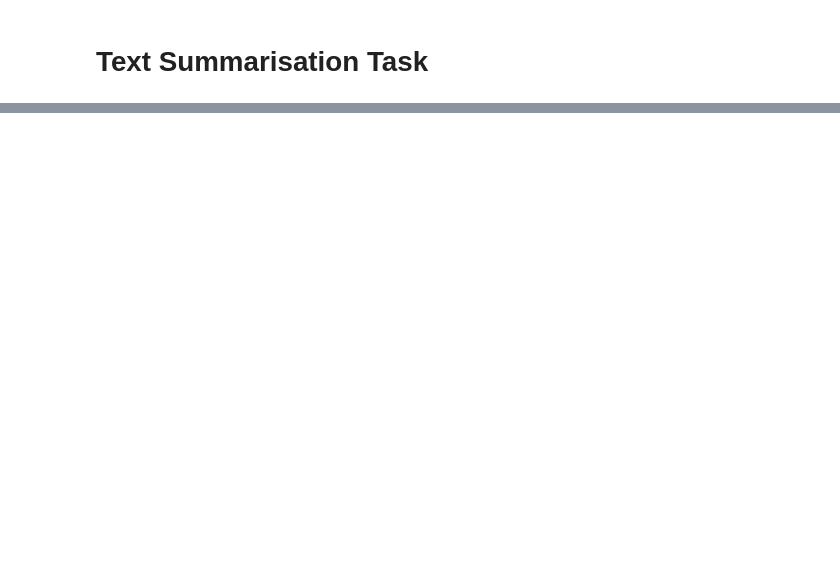
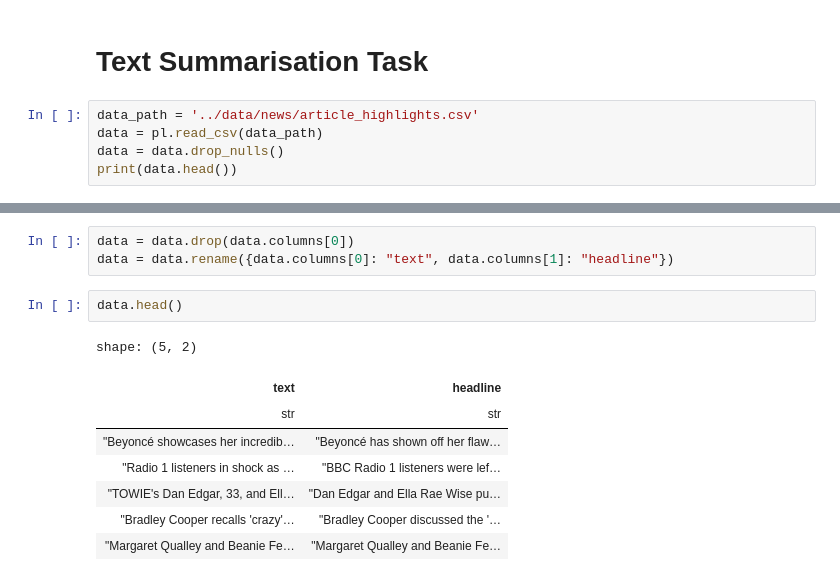
Before and after one commit to Supermjork/Text_Classification_Modelling, a Jupyter notebook: notebooks/RNN.ipynb, the cells around one changed output, grey strips where cells are left out. Saved outputs shown, nothing was run; the diff lists cells and outputs as text; blank space fills up the shorter version.

```diff
--- a/notebooks/RNN.ipynb
+++ b/notebooks/RNN.ipynb
@@ -451,2 +451,7 @@ plt.show()
 # %% [markdown]
 # Text Summarisation Task
+# %%
+data_path = '../data/news/article_highlights.csv'
+data = pl.read_csv(data_path)
+data = data.drop_nulls()
+print(data.head())
@@ -452,0 +476,14 @@ plt.show()
+# %%
+data = data.drop(data.columns[0])
+data = data.rename({data.columns[0]: "text", data.columns[1]: "headline"})
+# %%
+data.head()
+# %% [output]
+shape: (5, 2)
+| text | headline |
+| str | str |
+| "Beyoncé showcases her incredib… | "Beyoncé has shown off her flaw… |
+| "Radio 1 listeners in shock as … | "BBC Radio 1 listeners were lef… |
+| "TOWIE's Dan Edgar, 33, and Ell… | "Dan Edgar and Ella Rae Wise pu… |
+| "Bradley Cooper recalls 'crazy'… | "Bradley Cooper discussed the '… |
+| "Margaret Qualley and Beanie Fe… | "Margaret Qualley and Beanie Fe… |
```
Also changed, not shown: parts of 18 cells of this notebook, 3 other files.
